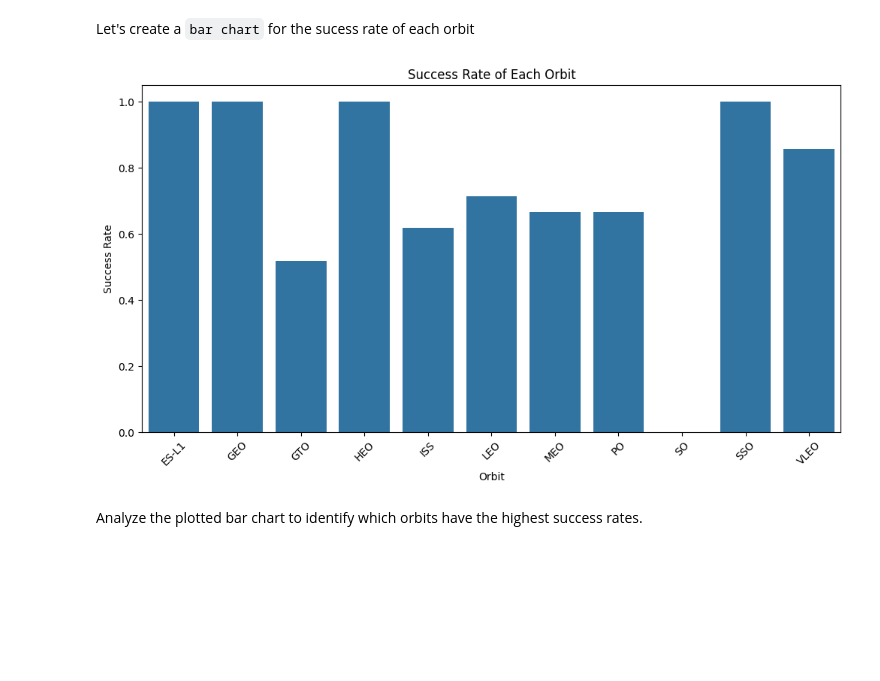
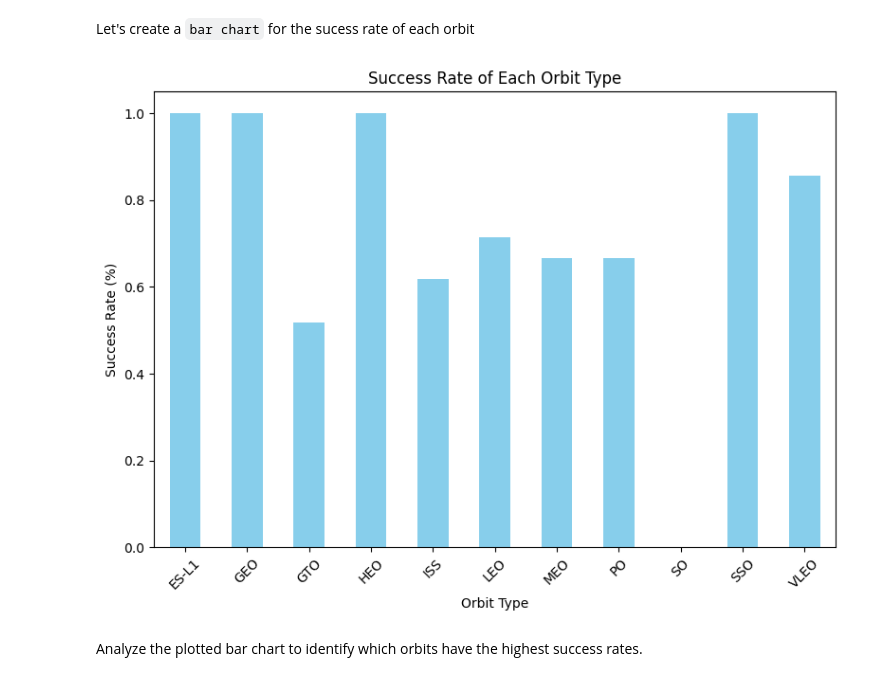
Before and after one commit to AyvePHIL/Data-Science-IBM-core, a Jupyter notebook: SpaceXdATA/edadataviz.ipynb, the cells around one changed output. Cells and saved outputs as stored; diff of their text form; code cells hidden in the pictures; blank space fills up the shorter version.

```diff
--- a/SpaceXdATA/edadataviz.ipynb
+++ b/SpaceXdATA/edadataviz.ipynb
@@ -138,25 +168,24 @@ Let's create a `bar chart` for the sucess rate of each orbit
 # %%
 # HINT use groupby method on Orbit column and get the mean of Class column
 
-# Calculate the success rate for each orbit
-orbit_success_rate = df.groupby('Orbit')['Class'].mean().reset_index()
+import pandas as pd
+import matplotlib.pyplot as plt
 
-# Create the bar chart
-plt.figure(figsize=(12, 6))
-sns.barplot(data=orbit_success_rate, y = 'Class',  x='Orbit')
+# Calculate success rate for each orbit type
+success_rate_by_orbit = df.groupby('Orbit')['Class'].mean()
 
-# Customize the plot
-plt.title('Success Rate of Each Orbit')
-plt.xlabel('Orbit')
-plt.ylabel('Success Rate')
+# Create a bar chart
+plt.figure(figsize=(8, 6))
+success_rate_by_orbit.plot(kind='bar', color='skyblue')
+plt.xlabel("Orbit Type")
+plt.ylabel("Success Rate (%)")
+plt.title("Success Rate of Each Orbit Type")
+plt.xticks(rotation=45)  # Rotate x-axis labels for readability
+plt.tight_layout()
 
-# Rotate x-axis labels if needed
-plt.xticks(rotation=45)
-
-# Show the plot
 plt.show()
 # %% [output]
-[figure, old version]
+[figure, new version]
 # %% [markdown]
 Analyze the plotted bar chart to identify which orbits have the highest success rates.
 # %% [markdown]
```
Also changed, not shown: parts of 14 cells of this notebook.
